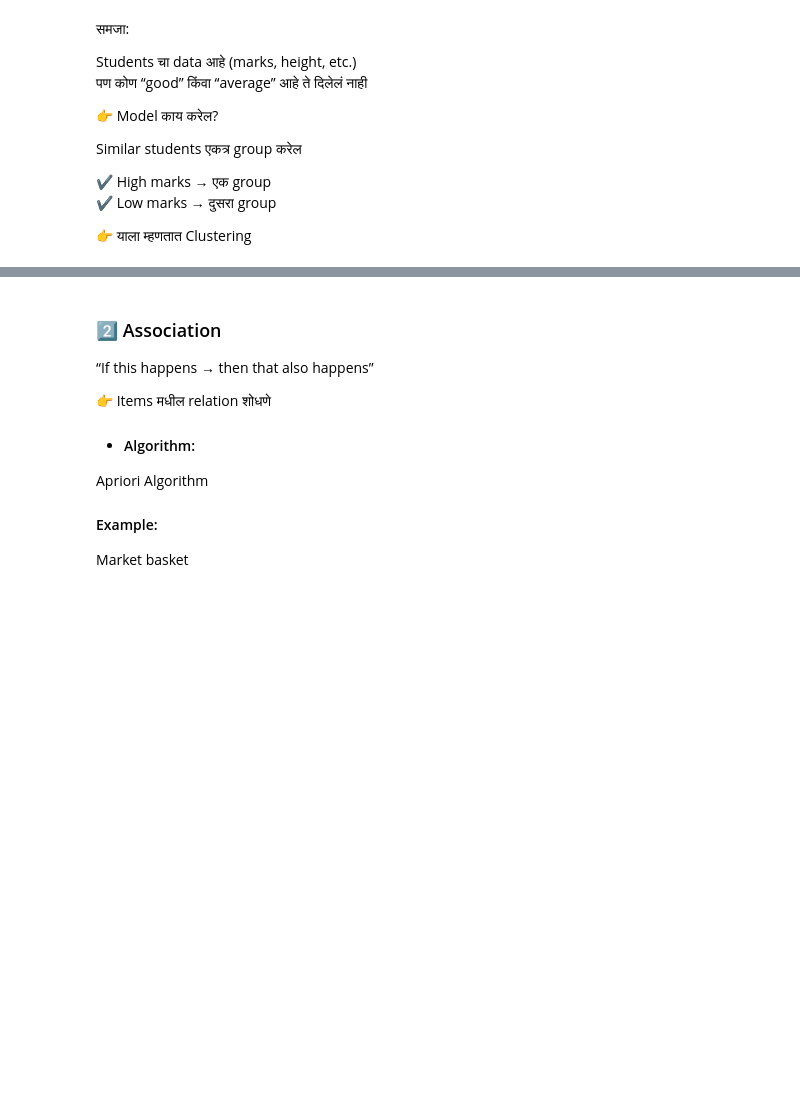
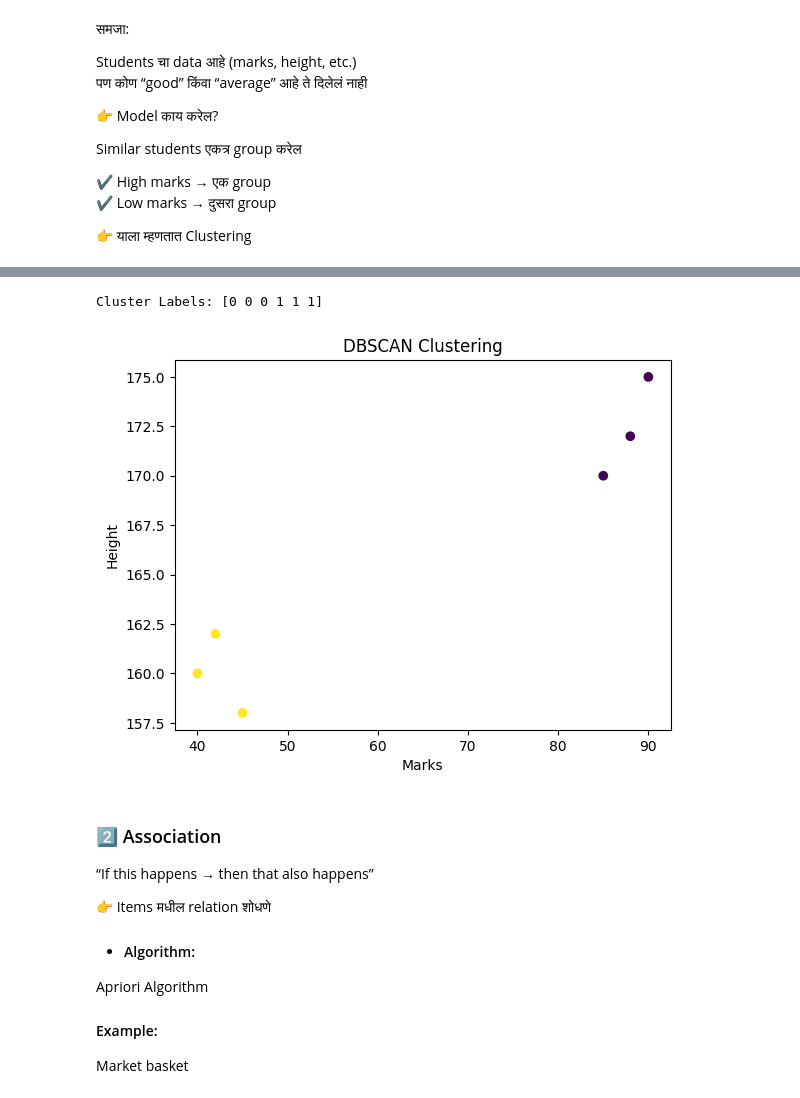
Before and after one commit to VaishnaviJadhav350/intern, a Jupyter notebook: machine learning/unsupervise ml .ipynb, the cells around one changed output, grey strips where cells are left out. Saved outputs shown, nothing was run; the diff lists cells and outputs as text; code cells hidden in the pictures; blank space fills up the shorter version.

```diff
--- a/machine learning/unsupervise ml .ipynb
+++ b/machine learning/unsupervise ml .ipynb
@@ -77,3 +137,35 @@ Centroids:
+# %%
+from sklearn.cluster import DBSCAN
+import numpy as np
+import matplotlib.pyplot as plt
+
+# Students data
+X = np.array([
+    [85,170],
+    [90,175],
+    [88,172],
+    [40,160],
+    [45,158],
+    [42,162]
+])
+
+# Model
+db = DBSCAN(eps=5, min_samples=2)
+
+# Train
+labels = db.fit_predict(X)
+
+print("Cluster Labels:", labels)
+
+# Visualization
+plt.scatter(X[:,0], X[:,1], c=labels)
+plt.xlabel("Marks")
+plt.ylabel("Height")
+plt.title("DBSCAN Clustering")
+plt.show()
+# %% [output]
+Cluster Labels: [0 0 0 1 1 1]
+[figure, added]
 # %% [markdown]
 ### 2️⃣ Association
 
```
Also changed, not shown: parts of 10 cells of this notebook.
